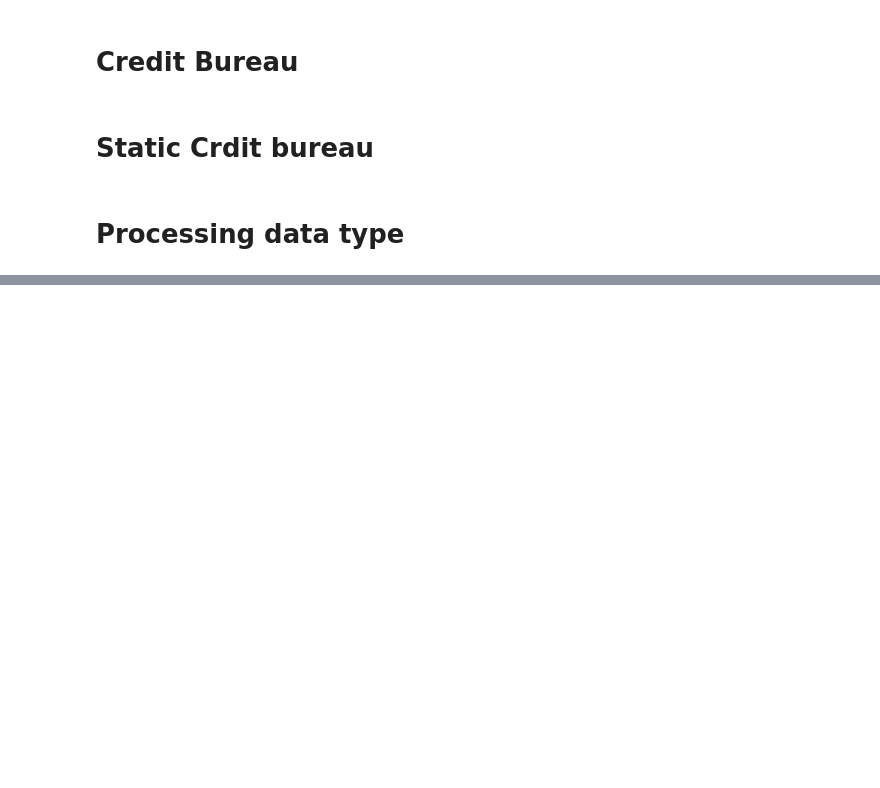
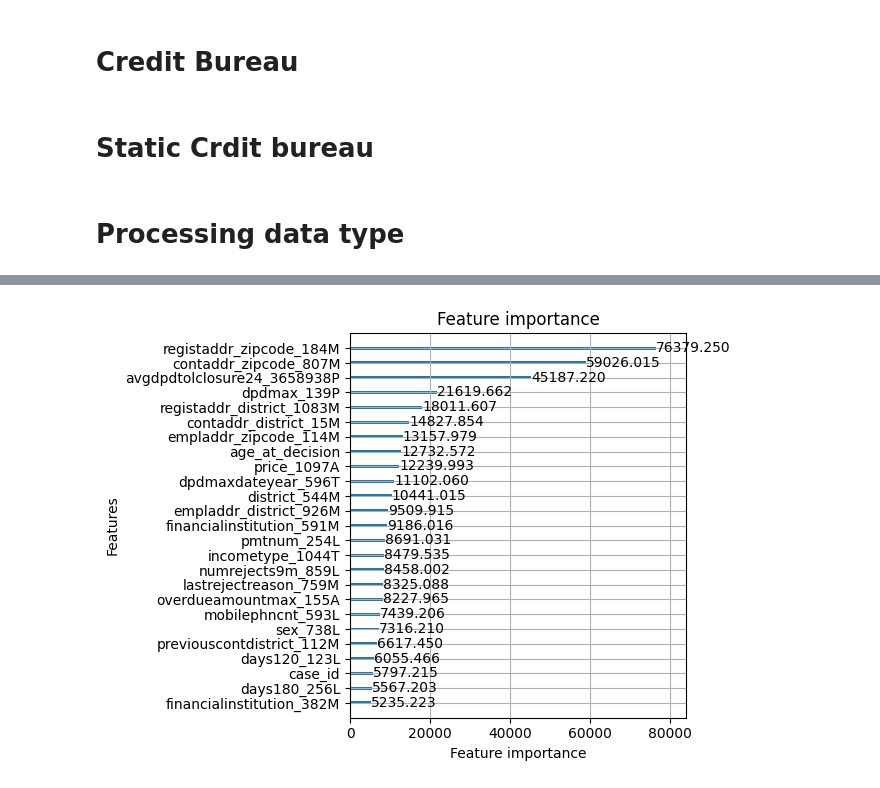
Before and after one commit to manpreetsingh227/MSc-project, a Jupyter notebook: notebooks/featureselection.ipynb, the cells around one changed output, grey strips where cells are left out. Cells and saved outputs as stored; diff of their text form; code cells hidden in the pictures; blank space fills up the shorter version.

```diff
--- a/notebooks/featureselection.ipynb
+++ b/notebooks/featureselection.ipynb
@@ -1175,0 +1129,76 @@ To adjust logging level use sc.setLogLevel(newLevel). For SparkR, use setLogLeve
+# %%
+import pandas as pd
+import lightgbm as lgb
+import matplotlib.pyplot as plt
+from sklearn.model_selection import train_test_split
+
+# -----------------------------
+# Step 1: Optional - Preprocess Categories
+# -----------------------------
+# Convert bools to categories
+for col in merged.select_dtypes(include='bool').columns:
+    merged[col] = merged[col].astype('category')
+
+# Standardize all categorical types
+from pandas.api.types import CategoricalDtype
+cat_type = CategoricalDtype(ordered=False)
+for col in merged.select_dtypes(include='category').columns:
+    merged[col] = merged[col].astype(cat_type)
+
+# -----------------------------
+# Step 2: Split Data
+# -----------------------------
+X = merged.drop(columns='target')
+y = merged['target']
+
+X_train, X_valid, y_train, y_valid = train_test_split(X, y, test_size=0.2, random_state=42)
+
+# -----------------------------
+# Step 3: Create LightGBM Datasets
+# -----------------------------
+train_set = lgb.Dataset(X_train, label=y_train, categorical_feature='auto')
+valid_set = lgb.Dataset(X_valid, label=y_valid, reference=train_set)
+
+# -----------------------------
+# Step 4: Set Parameters and Train
+# -----------------------------
+params = {
+    'objective': 'binary',
+    'metric': 'binary_logloss',
+    'boosting_type': 'gbdt',
+    'verbose': -1
+}
+
+# Use early_stopping via callback (compatible with all versions)
+model = lgb.train(
+    params,
+    train_set,
+    valid_sets=[valid_set],
+    callbacks=[lgb.early_stopping(stopping_rounds=20)],
+    num_boost_round=1000
+)
+
+# -----------------------------
+# Step 5: Feature Importance (Raw)
+# -----------------------------
+importance_gain = model.feature_importance(importance_type='gain')
+importance_split = model.feature_importance(importance_type='split')
+feature_names = model.feature_name()
+
+importance_df = pd.DataFrame({
+    'feature': feature_names,
+    'gain': importance_gain,
+    'split': importance_split
+}).sort_values(by='gain', ascending=False)
+
+# Display top 10 features
+print("Top 10 Features by Gain:")
+print(importance_df.head(10))
+
+# -----------------------------
+# Step 6: Feature Importance Plot
+# -----------------------------
+lgb.plot_importance(model, importance_type='gain', max_num_features=25)
+plt.tight_layout()
+plt.show()
+# %% [output]
@@ -1175,0 +1220 @@ To adjust logging level use sc.setLogLevel(newLevel). For SparkR, use setLogLeve
+[figure, added]
```
Also changed, not shown: parts of 8 cells of this notebook.
